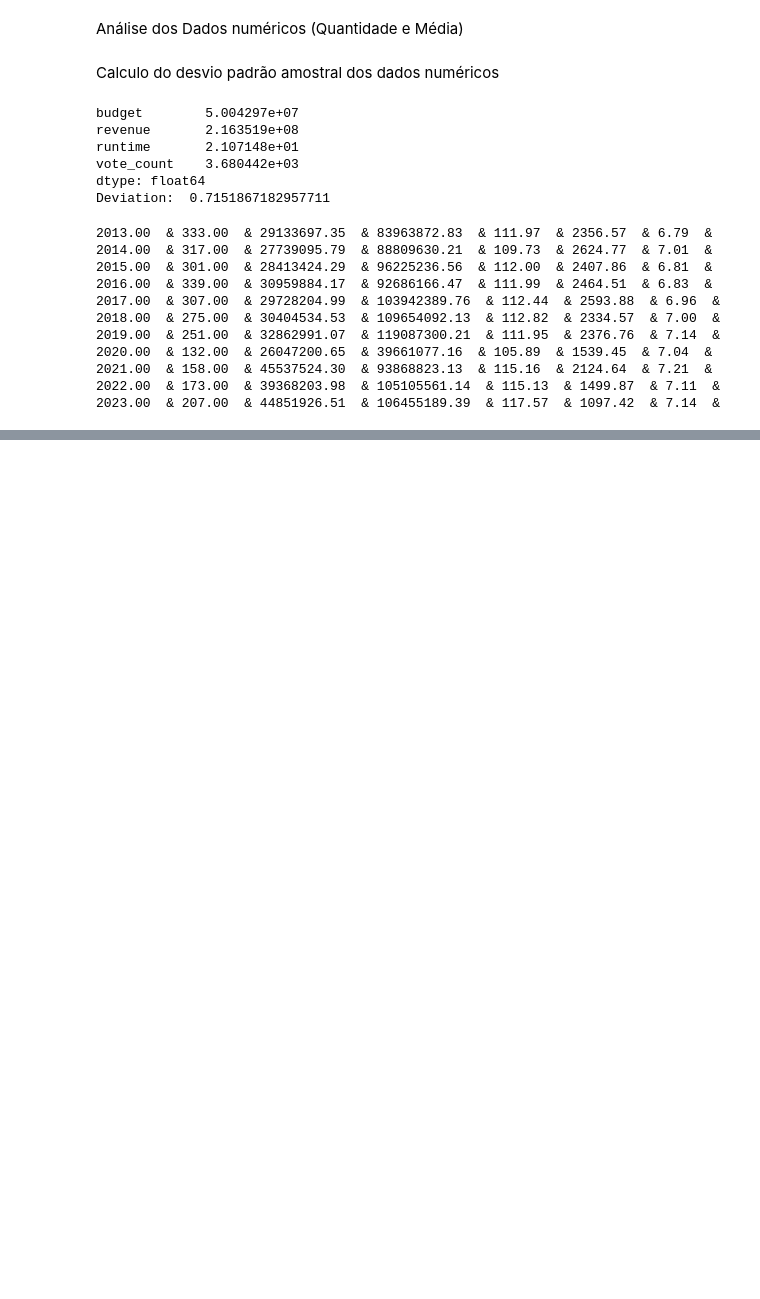
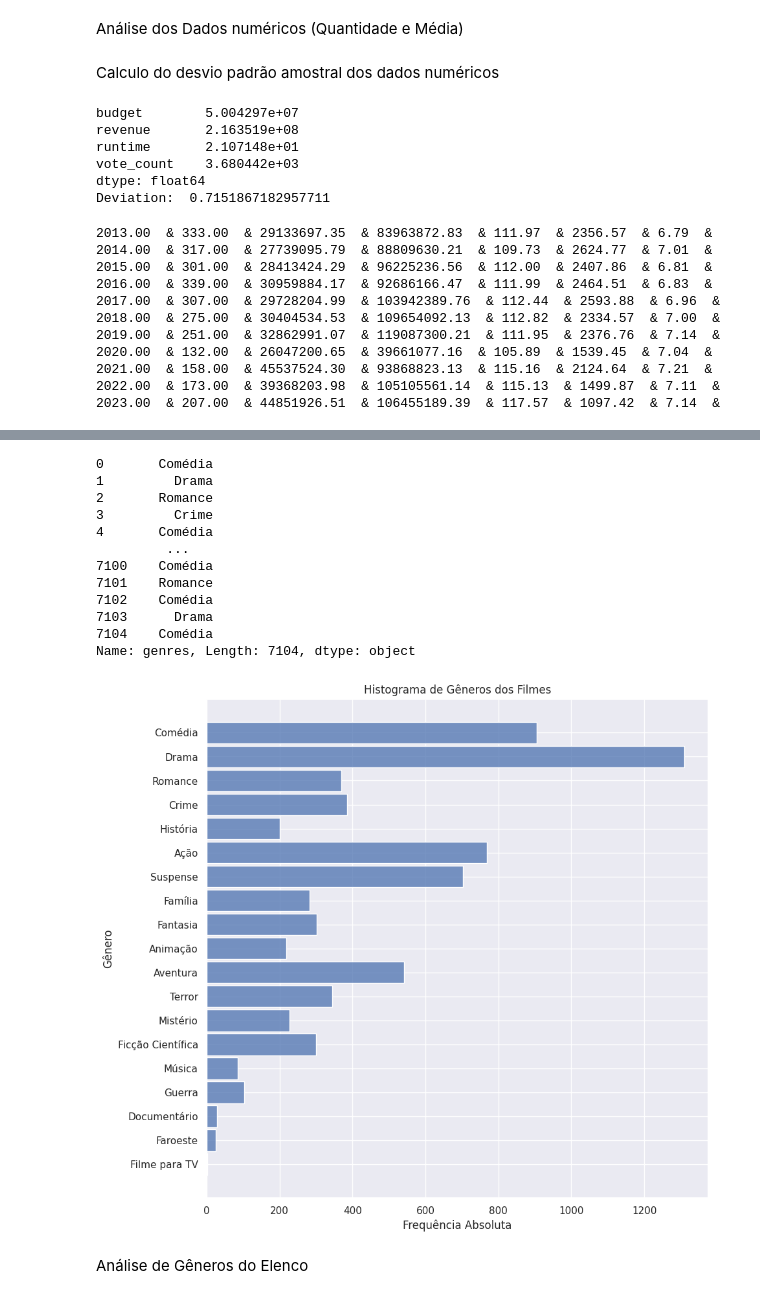
Before and after one commit to gustavo-oo/movie-data, a Jupyter notebook: data-visualizer.ipynb, the cells around one changed output, grey strips where cells are left out. Cells and saved outputs as stored; diff of their text form; code cells hidden in the pictures; blank space fills up the shorter version.

```diff
--- a/data-visualizer.ipynb
+++ b/data-visualizer.ipynb
@@ -229,0 +301,57 @@ Países que não correspondem no GeoJSON:
+# %%
+genre_translation = {
+    'Action': 'Ação',
+    'Adventure': 'Aventura',
+    'Animation': 'Animação',
+    'Comedy': 'Comédia',
+    'Crime': 'Crime',
+    'Documentary': 'Documentário',
+    'Drama': 'Drama',
+    'Family': 'Família',
+    'Fantasy': 'Fantasia',
+    'History': 'História',
+    'Horror': 'Terror',
+    'Music': 'Música',
+    'Mystery': 'Mistério',
+    'Romance': 'Romance',
+    'Science Fiction': 'Ficção Científica',
+    'Thriller': 'Suspense',
+    'TV Movie': 'Filme para TV',
+    'War': 'Guerra',
+    'Western': 'Faroeste'
+}
+
+def translate_genres(genres, translation_dict):
+    return [translation_dict.get(genre, genre) for genre in genres]
+
+df = movies_data_by_year['all']
+df['genres'] = df['genres'].apply(lambda x: ast.literal_eval(x) if isinstance(x, str) else x)
+df_genres = df.explode('genres', ignore_index=True).dropna(subset='genres')
+df_genres['genres'] = df_genres['genres'].apply(lambda x:genre_translation[x])
+print(df_genres['genres'])
+# print(df_genres)
+
+# all_genres = [genre for sublist in df['genres'] for genre in sublist]
+plt.figure(figsize=(10, 10))
+sns.histplot(data=df_genres, y='genres', discrete=True, shrink=0.9)
+plt.title('Histograma de Gêneros dos Filmes')
+plt.xlabel('Frequência Absoluta')
+plt.ylabel('Gênero')
+# plt.xticks(rotation=45)
+plt.show()
+# %% [output]
+0       Comédia
+1         Drama
+2       Romance
+3         Crime
+4       Comédia
+         ...
+7100    Comédia
+7101    Romance
+7102    Comédia
+7103      Drama
+7104    Comédia
+Name: genres, Length: 7104, dtype: object
+[figure, added]
+# %% [markdown]
+Análise de Gêneros do Elenco
```
Also changed, not shown: parts of 10 cells of this notebook, 7 other files.
